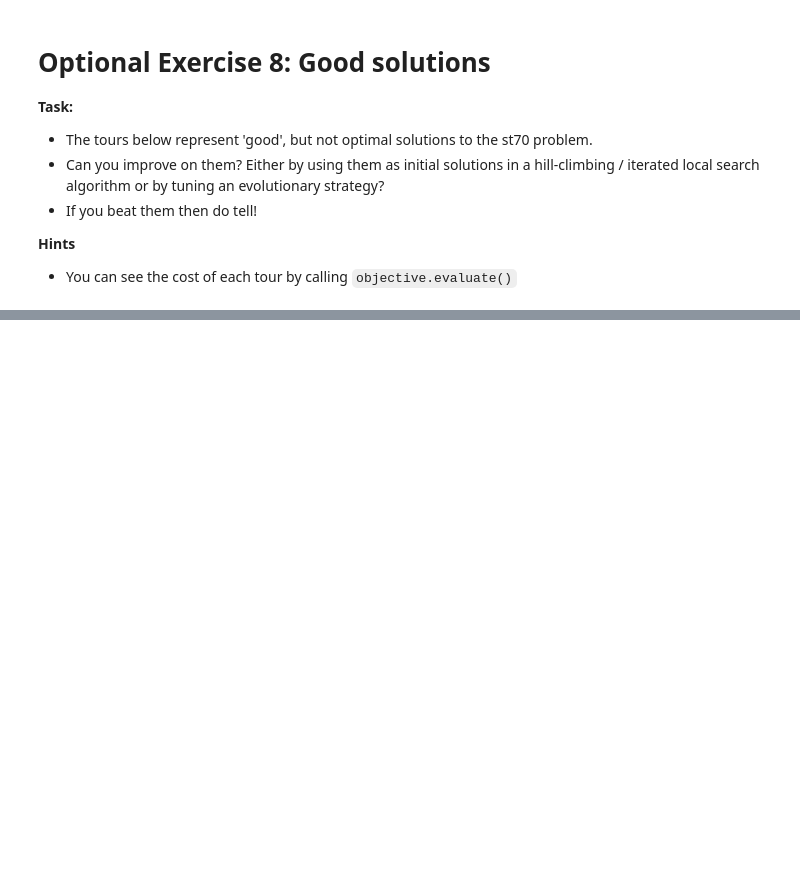
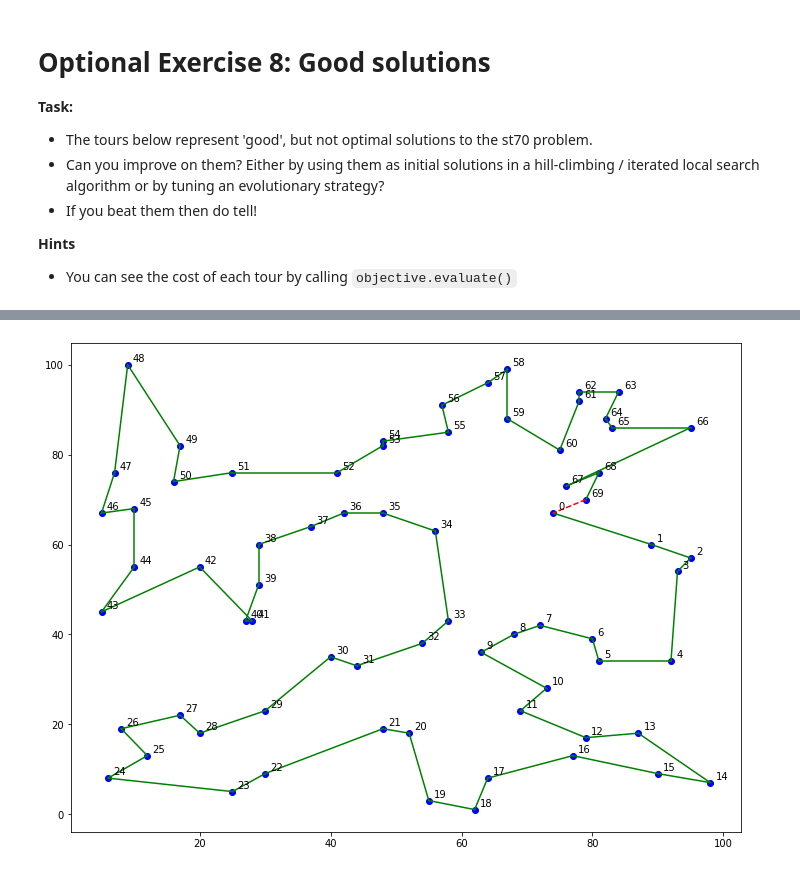
Before and after one commit to health-data-science-OR/healthcare-logistics, a Jupyter notebook: optimisation/03_routing_and_scheduling_part1_SOLUTIONS.ipynb, the cells around one changed output, grey strips where cells are left out. Saved outputs shown, nothing was run; the diff lists cells and outputs as text; code cells hidden in the pictures; blank space fills up the shorter version.

```diff
--- a/optimisation/03_routing_and_scheduling_part1_SOLUTIONS.ipynb
+++ b/optimisation/03_routing_and_scheduling_part1_SOLUTIONS.ipynb
@@ -952,9 +968,12 @@ objective.evaluate(tour2)
 # %%
 #cost = 686
 tour3 = np.array([65, 56, 14, 23, 18,  6,  1,  3, 17, 41, 31,  2,  7, 25, 54, 48, 27,
        13, 19, 29, 43, 67, 26, 45, 24, 44, 38, 60, 39,  8, 16, 42, 40,  5,
        52,  4,  9, 51, 59, 11, 33, 20, 32, 61, 53, 66, 47, 10, 63, 64, 55,
        50, 49, 57, 36, 46, 15,  0, 35, 22, 37, 12, 28, 69, 30, 68, 34, 21,
        58, 62])
 
 objective.evaluate(tour3)
+fig, ax = plot_tour(tour3, cities, figsize=(12,9))
+# %% [output]
+[figure, added]
```
Also changed, not shown: parts of 11 cells of this notebook, 2 other files.
